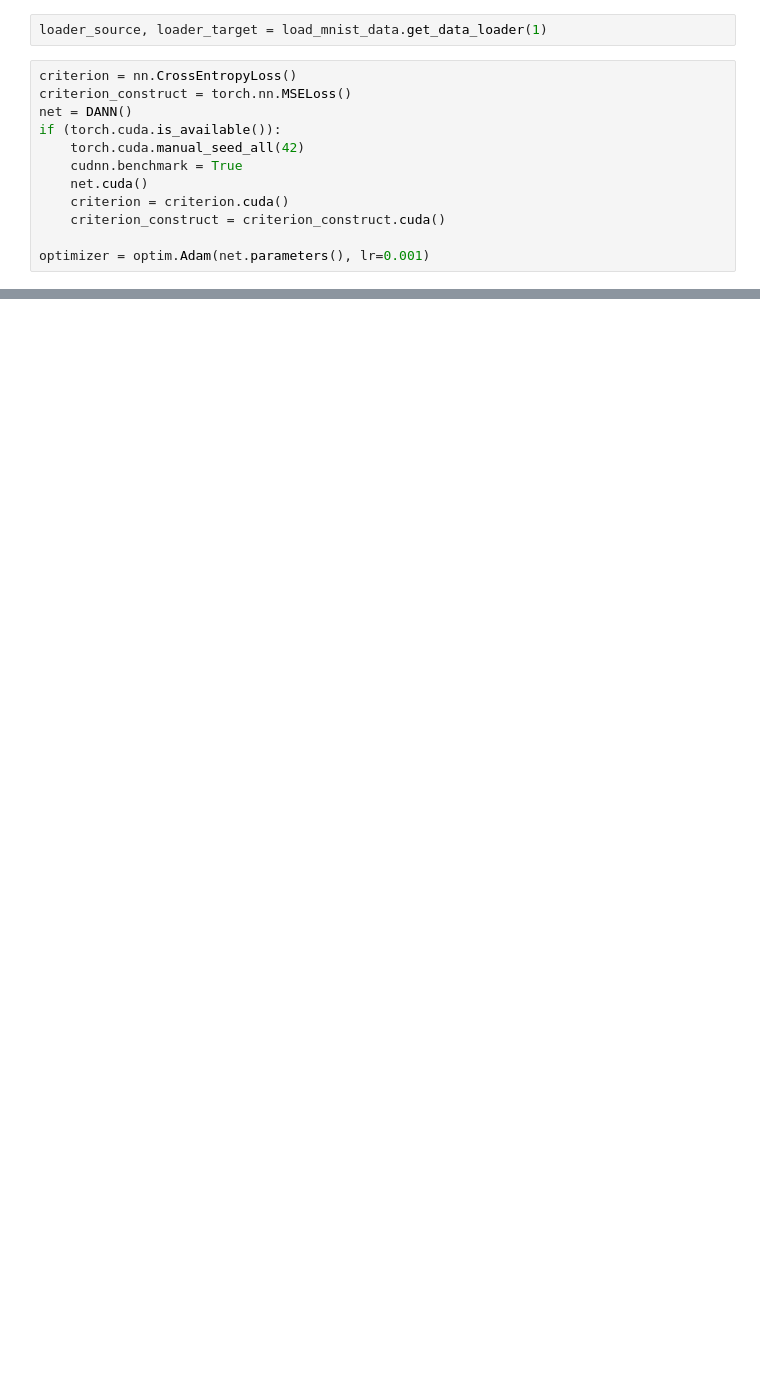
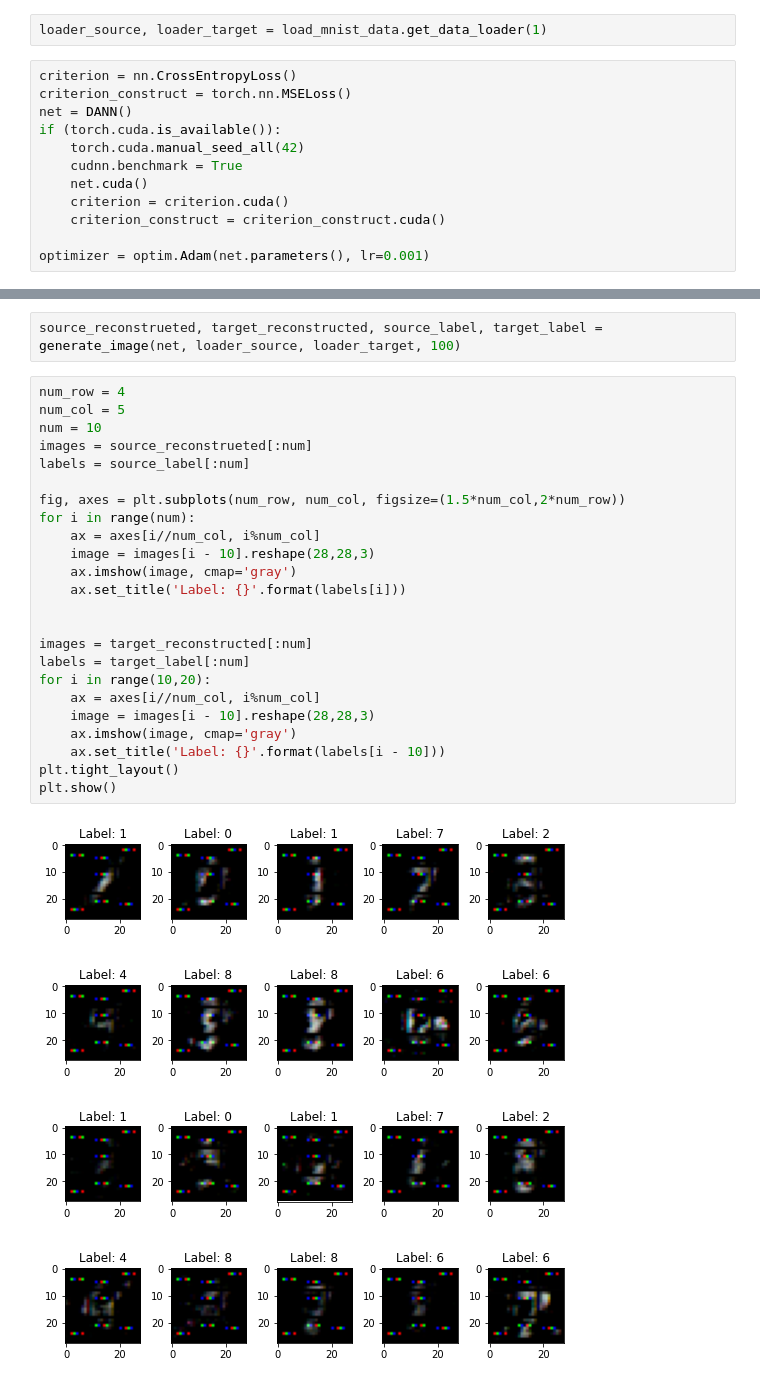
Before and after one commit to bochendong/unsupervised_domain_adaptation, a Jupyter notebook: dann_auto_encoder.ipynb, the cells around one changed output, grey strips where cells are left out. Drawn from its saved outputs; the diff is of its cells as text; blank space fills up the shorter version.

```diff
--- a/dann_auto_encoder.ipynb
+++ b/dann_auto_encoder.ipynb
@@ -245,0 +275,28 @@ e: 50, sl: 0.993167, sd: 0.538667, tl: 0.552667, td: 0.524500
+# %%
+source_reconstrueted, target_reconstructed, source_label, target_label = generate_image(net, loader_source, loader_target, 100)
+# %%
+num_row = 4
+num_col = 5
+num = 10
+images = source_reconstrueted[:num]
+labels = source_label[:num]
+
+fig, axes = plt.subplots(num_row, num_col, figsize=(1.5*num_col,2*num_row))
+for i in range(num):
+    ax = axes[i//num_col, i%num_col]
+    image = images[i - 10].reshape(28,28,3)
+    ax.imshow(image, cmap='gray')
+    ax.set_title('Label: {}'.format(labels[i]))
+
+
+images = target_reconstructed[:num]
+labels = target_label[:num]
+for i in range(10,20):
+    ax = axes[i//num_col, i%num_col]
+    image = images[i - 10].reshape(28,28,3)
+    ax.imshow(image, cmap='gray')
+    ax.set_title('Label: {}'.format(labels[i - 10]))
+plt.tight_layout()
+plt.show()
+# %% [output]
+[figure, added]
```
Also changed, not shown: parts of 9 cells of this notebook, 22 other files.
